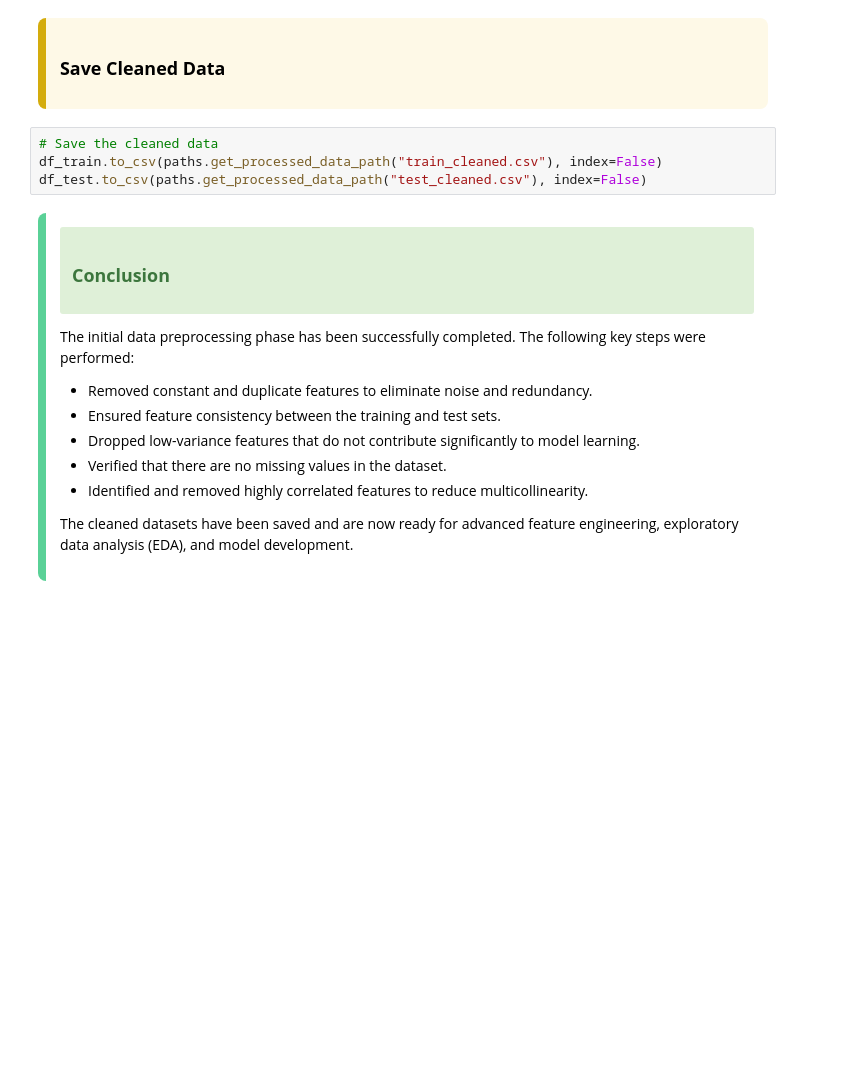
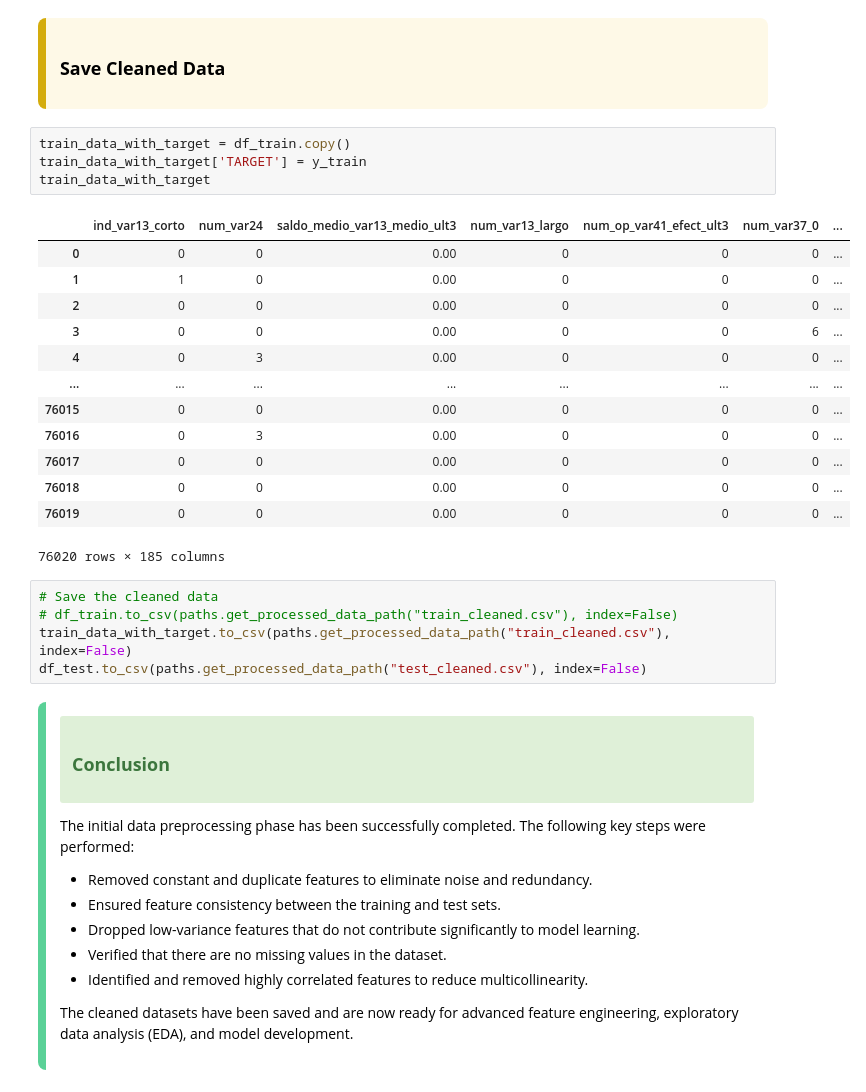
Before and after one commit to aziart/santander-customer-satisfaction, a Jupyter notebook: notebooks/01_basic_preprocessing.ipynb, the cells around one changed output. Saved outputs shown, nothing was run; the diff lists cells and outputs as text; blank space fills up the shorter version.

Commit message:
01 changed processed data to be with TARGET column, so that it can be used in next notebooks without need of pulling it from raw data

```diff
--- a/notebooks/01_basic_preprocessing.ipynb
+++ b/notebooks/01_basic_preprocessing.ipynb
@@ -231,9 +230,28 @@ After dropping highly correlated features, train shape: (76020, 184)
 ### **Save Cleaned Data**
 
 </div>
+# %%
+train_data_with_target = df_train.copy()
+train_data_with_target['TARGET'] = y_train
+train_data_with_target
+# %% [output]
+|  | ind_var13_corto | num_var24 | saldo_medio_var13_medio_ult3 | num_var13_largo | num_op_var41_efect_ult3 | num_var37_0 | ... |
+| 0 | 0 | 0 | 0.00 | 0 | 0 | 0 | ... |
+| 1 | 1 | 0 | 0.00 | 0 | 0 | 0 | ... |
+| 2 | 0 | 0 | 0.00 | 0 | 0 | 0 | ... |
+| 3 | 0 | 0 | 0.00 | 0 | 0 | 6 | ... |
+| 4 | 0 | 3 | 0.00 | 0 | 0 | 0 | ... |
+| ... | ... | ... | ... | ... | ... | ... | ... |
+| 76015 | 0 | 0 | 0.00 | 0 | 0 | 0 | ... |
+| 76016 | 0 | 3 | 0.00 | 0 | 0 | 0 | ... |
+| 76017 | 0 | 0 | 0.00 | 0 | 0 | 0 | ... |
+| 76018 | 0 | 0 | 0.00 | 0 | 0 | 0 | ... |
+| 76019 | 0 | 0 | 0.00 | 0 | 0 | 0 | ... |
+76020 rows × 185 columns
 # %%
 # Save the cleaned data
-df_train.to_csv(paths.get_processed_data_path("train_cleaned.csv"), index=False)
+# df_train.to_csv(paths.get_processed_data_path("train_cleaned.csv"), index=False)
+train_data_with_target.to_csv(paths.get_processed_data_path("train_cleaned.csv"), index=False)
 df_test.to_csv(paths.get_processed_data_path("test_cleaned.csv"), index=False)
 # %% [markdown]
 <div class="alert" style="background-color:#FFFFFF; border-left: 8px solid #5ad197; padding: 14px; border-radius: 8px; font-size: 14px; color: #000000;">
```
Also changed, not shown: parts of 4 cells of this notebook, 2 other files.
